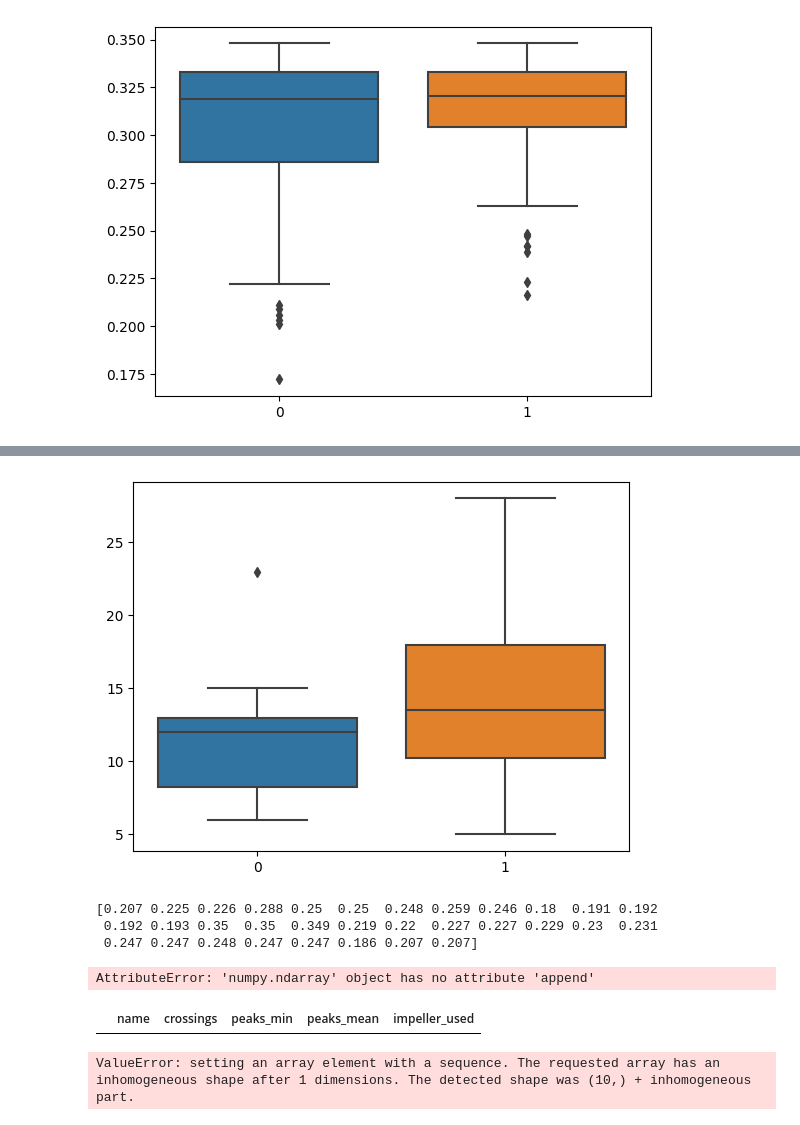
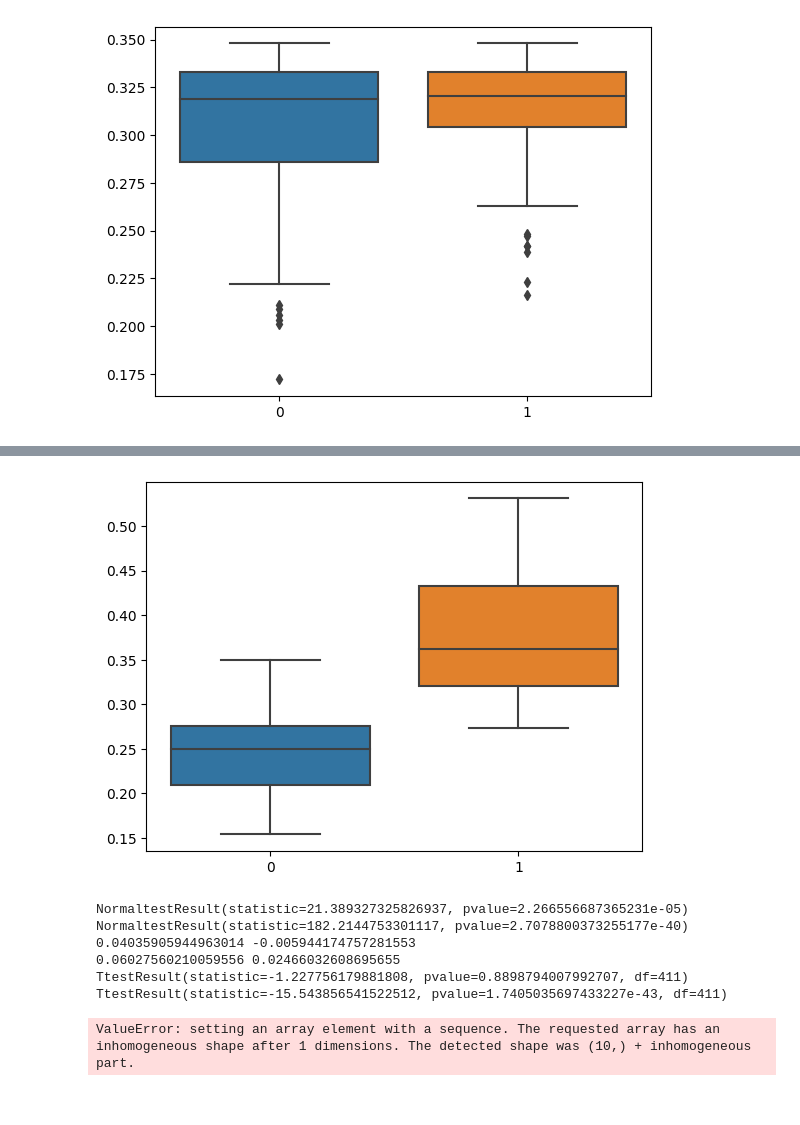
Before and after one commit to ViktorRakhmatulin/AirTouch, a Jupyter notebook: data_analysis.ipynb, the cells around one changed output, grey strips where cells are left out. Cells and saved outputs as stored; diff of their text form; code cells hidden in the pictures.

```diff
--- a/data_analysis.ipynb
+++ b/data_analysis.ipynb
@@ -124,57 +181,30 @@ plt.show()
 # %%
-ax = sns.boxplot([df[df['impeller_used'] == True]["crossings"],df[df['impeller_used'] == False]["crossings"]])
+ax = sns.boxplot([data_25,data_35])
 plt.show()
 # %% [output]
-[figure, old version]
+[figure, new version]
-# %%
-# experiment 1 code
-def process_file(path_to_file):
-    data = []
-    with open(path_to_file, "r") as my_file:
-        for i,line in enumerate(my_file):
-            # print(i)
-            if i < 2:
-                continue
-            datas = line.split()
-
-            if float(datas[0]) > 0:
-                data.append(datas)
-    data = np.array(data, dtype=float)
-    print(data[:,1])
-    # data = data[data[:,0] < 0.35]
-
-    # peaks, _ = find_peaks(-data[:,0], width = 3,height=-0.35)
-    # peak_values = data[:,0][peaks]
-    # number_of_crossings = peak_values.shape[0]
-    return data[:,1]
-    # return peak_values.tolist(), number_of_crossings, peak_values.min(), peak_values.mean()
-
-my_dir = "Main_part/data/exp1_dist/protocol_relocations"
-
-data_25 = []
-data_35 = []
-data = []
-for file in os.listdir(my_dir):
-    if file.endswith(".txt"):
-        name_trial = file.split('.')[0].split("_")
-        path_to_file = os.path.join(my_dir, file)
-        data = process_file(path_to_file)
-        used_impeller = name_trial[1] == '25'
-
-        if name_trial[1] == 'imp': data_35+= peak_values
-        else:  data_25 += peak_values
-        data.append([name_trial[0],crossings, peaks_min,peaks_mean, used_impeller])
-
-df = pd.DataFrame(data=data, columns= ["name", "crossings", "peaks_min", "peaks_mean", "impeller_used"])
-# %% [output]
-[0.207 0.225 0.226 0.288 0.25  0.25  0.248 0.259 0.246 0.18  0.191 0.192
- 0.192 0.193 0.35  0.35  0.349 0.219 0.22  0.227 0.227 0.229 0.23  0.231
- 0.247 0.247 0.248 0.247 0.247 0.186 0.207 0.207]
-AttributeError: 'numpy.ndarray' object has no attribute 'append'
-# %%
-df
-# %% [output]
-|  | name | crossings | peaks_min | peaks_mean | impeller_used |
+# %%
+data_25_error = [val - 0.25 for val in data_25]
+data_35_error = [val - 0.35 for val in data_35]
+
+
+print(stats.normaltest(data_25_error))
+print(stats.normaltest(data_35_error))
+
+print(np.array(data_25_error).std(),np.array(data_25_error).mean())
+print(np.array(data_35_error).std(),np.array(data_35_error).mean())
+
+print(stats.ttest_1samp(data_25_error, popmean=-0.0035,alternative='greater'))
+print(stats.ttest_1samp(data_25_error, popmean=0.025,alternative='less'))
+# ax = sns.boxplot([data_25_error,data_35_error])
+# plt.show()
+# %% [output]
+NormaltestResult(statistic=21.389327325826937, pvalue=2.266556687365231e-05)
+NormaltestResult(statistic=182.2144753301117, pvalue=2.7078800373255177e-40)
+0.04035905944963014 -0.005944174757281553
+0.06027560210059556 0.02466032608695655
+TtestResult(statistic=-1.227756179881808, pvalue=0.8898794007992707, df=411)
+TtestResult(statistic=-15.543856541522512, pvalue=1.7405035697433227e-43, df=411)
 # %%
 from scipy.spatial.transform import Rotation as R
 import numpy as np
```
Also changed, not shown: parts of 2 cells of this notebook.
